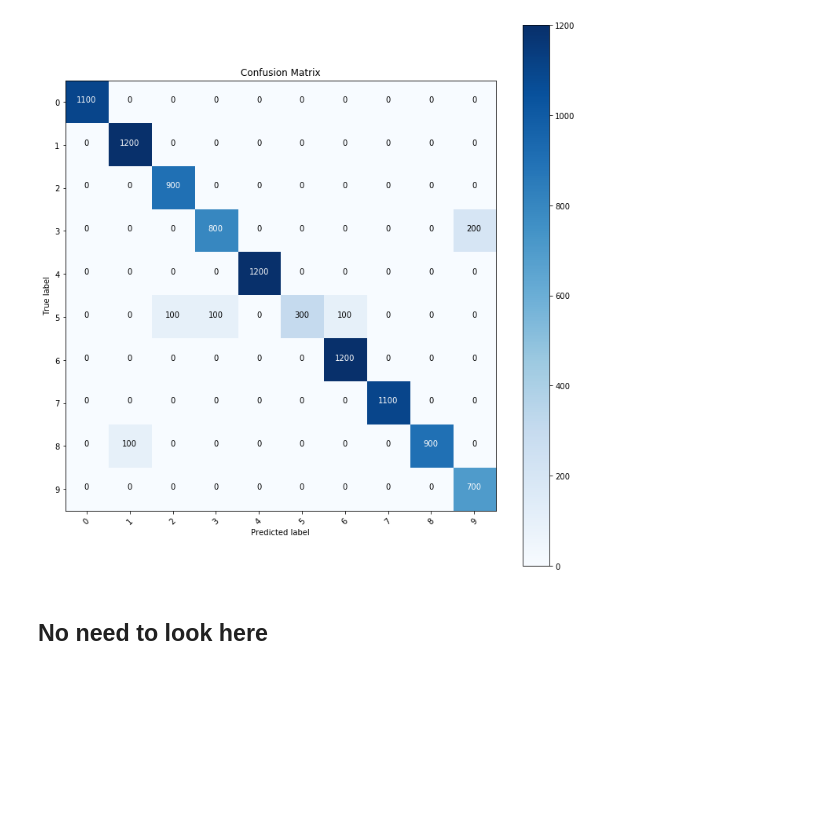
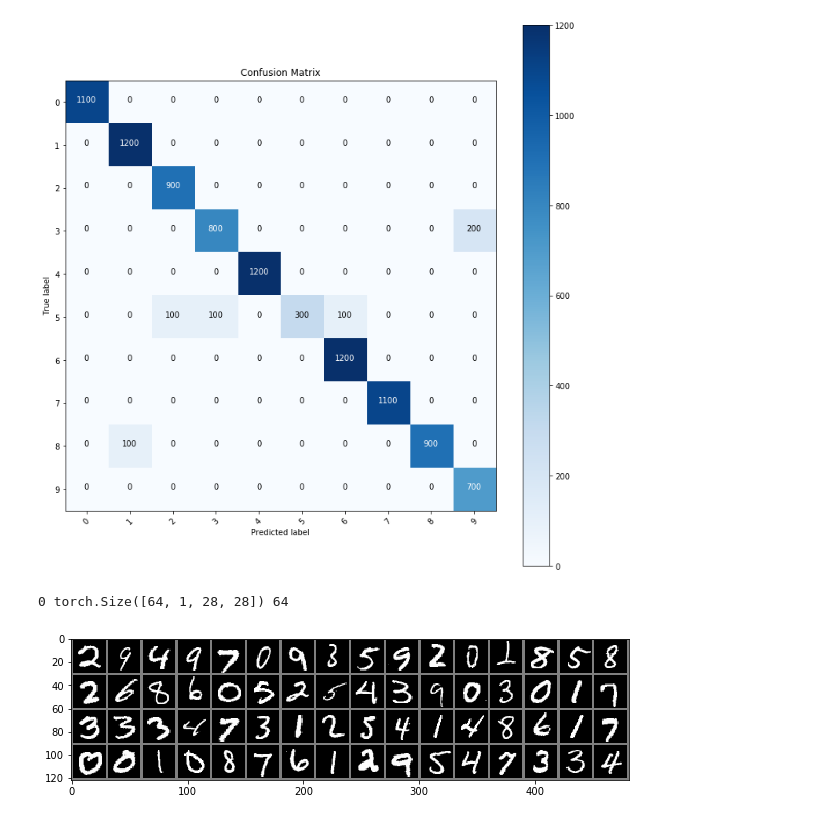
Before and after one commit to Assassinsarms/INM702_Coursework, a Jupyter notebook: T3Aaron_Mir_INM702_Task_3.ipynb, the cells around one changed output. Drawn from its saved outputs; the diff is of its cells as text; code cells hidden in the pictures; blank space fills up the shorter version.

```diff
--- a/T3Aaron_Mir_INM702_Task_3.ipynb
+++ b/T3Aaron_Mir_INM702_Task_3.ipynb
@@ -333,6 +333,29 @@ Confusion matrix, without normalization
    macro avg      0.941     0.920     0.920     10000
 weighted avg      0.946     0.940     0.936     10000
 [figure]
+# %%
+train_set, test_set, train_loader, test_loader = MNIST_load(64)
+# %%
+for i, (images, labels) in enumerate(train_loader):           # checking to see if the data  is in the right format
+    print(i, images.size(), len(labels))
+    break
+# %% [output]
+0 torch.Size([64, 1, 28, 28]) 64
+# %%
+def imshow(img):
+    img = img / 2 + 0.5
+    npimg = img.numpy()
+    plt.figure(figsize=(10, 10))
+    plt.imshow(np.transpose(npimg, (1, 2, 0)), cmap='gray')
+    plt.show()
+
+dataiter = iter(train_loader)                               # pulls one batch from the loader
+images, labels = dataiter.next()                            # pulls out 64 images for one batch
+imshow(torchvision.utils.make_grid(images, nrow=16))
+images = images.to(device)
+labels = labels.to(device)
+# %% [output]
+[figure, added]
 # %%
 #------------------------------------------- Main Neural Network (CNN) --------------------------------#
 class Neural_Network3(nn.Module):
@@ -393,2 +392,0 @@ plot_confusion_matrix(cm = cm, classes = cm_plot_labels, title = 'Confusion Matr
-# %% [markdown]
-## No need to look here
```
Also changed, not shown: parts of 13 cells of this notebook.
